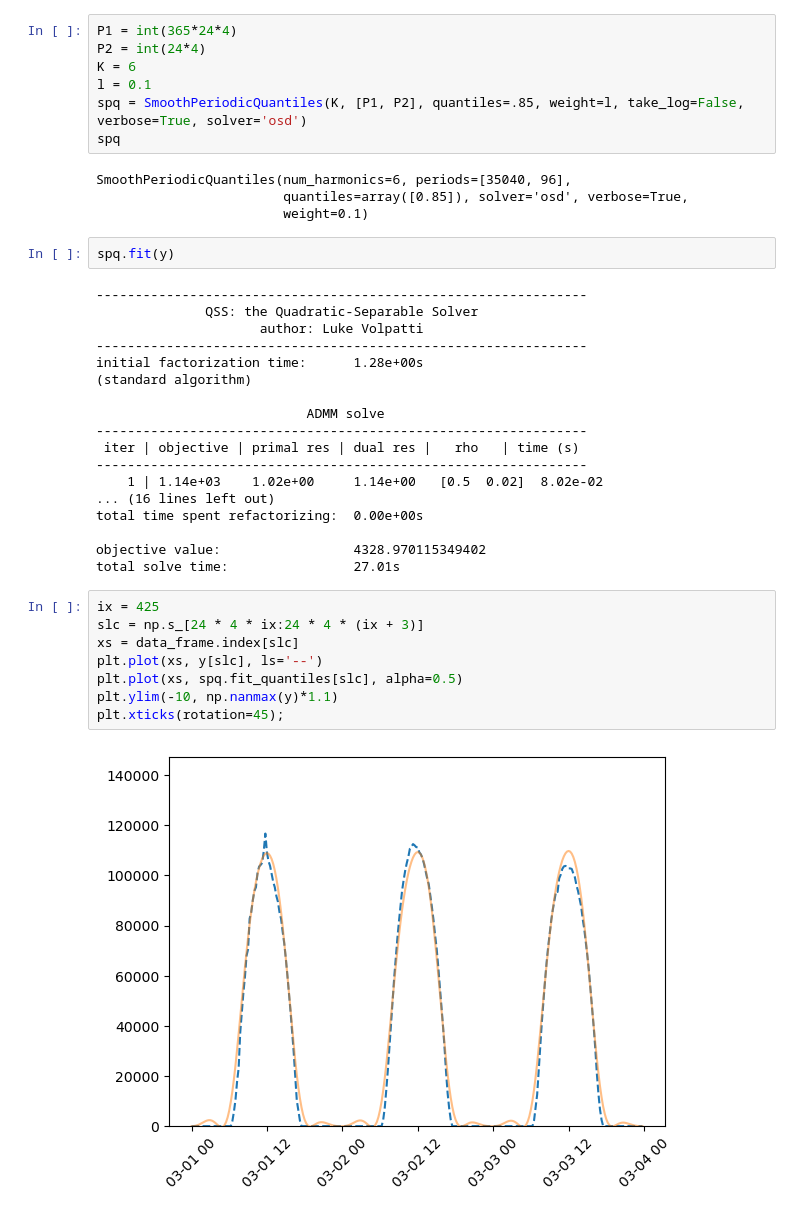
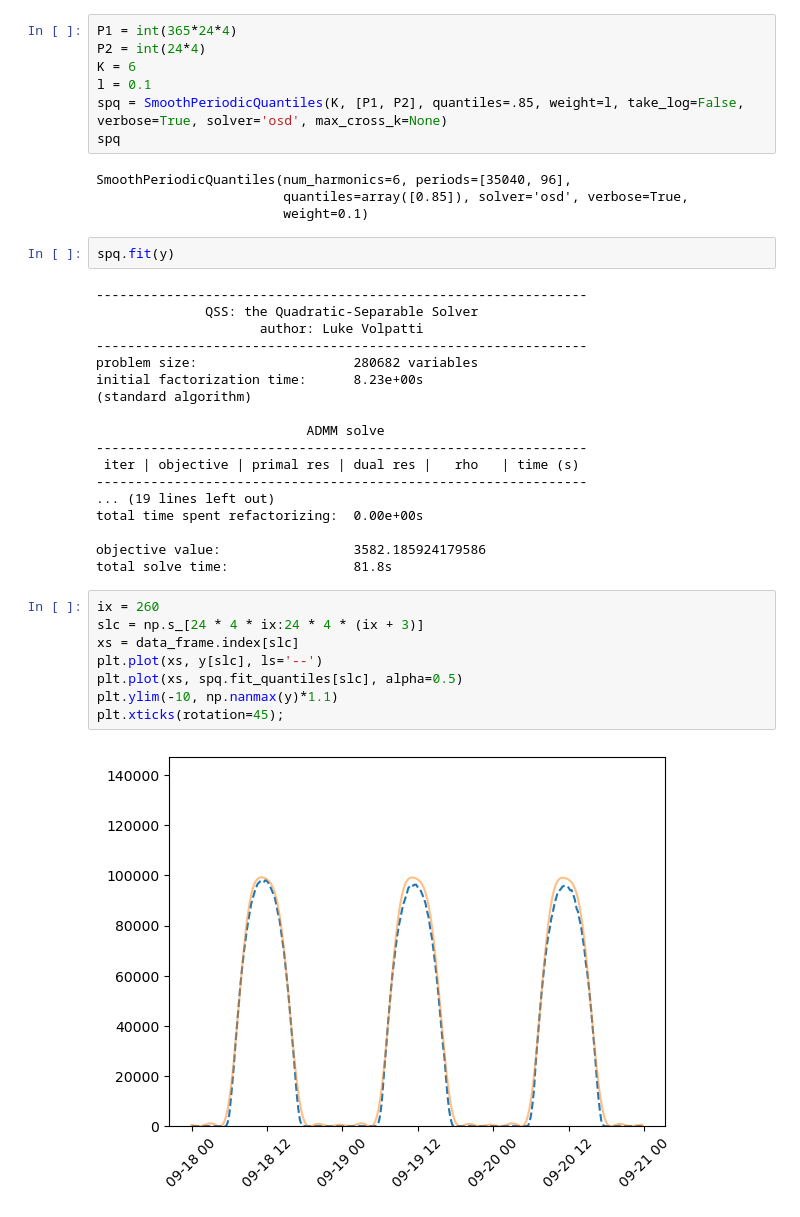
Before and after one commit to cvxgrp/spcqe, a Jupyter notebook: notebooks/statistical_clearsky_demo-Copy1.ipynb, the cells around one changed output. Saved outputs shown, nothing was run; the diff lists cells and outputs as text.

```diff
--- a/notebooks/statistical_clearsky_demo-Copy1.ipynb
+++ b/notebooks/statistical_clearsky_demo-Copy1.ipynb
@@ -79,7 +79,7 @@ P1 = int(365*24*4)
 P2 = int(24*4)
 K = 6
 l = 0.1
-spq = SmoothPeriodicQuantiles(K, [P1, P2], quantiles=.85, weight=l, take_log=False, verbose=True, solver='osd')
+spq = SmoothPeriodicQuantiles(K, [P1, P2], quantiles=.85, weight=l, take_log=False, verbose=True, solver='osd', max_cross_k=None)
 spq
 # %% [output]
 SmoothPeriodicQuantiles(num_harmonics=6, periods=[35040, 96],
@@ -92,29 +92,29 @@ spq.fit(y)
               QSS: the Quadratic-Separable Solver
                      author: Luke Volpatti
 ---------------------------------------------------------------
-initial factorization time:      1.28e+00s
+problem size:                    280682 variables
+initial factorization time:      8.23e+00s
 (standard algorithm)
 
                            ADMM solve
 ---------------------------------------------------------------
  iter | objective | primal res | dual res |   rho   | time (s)
 ---------------------------------------------------------------
-    1 | 1.14e+03    1.02e+00     1.14e+00   [0.5  0.02]  8.02e-02
-... (16 lines left out)
+... (19 lines left out)
 total time spent refactorizing:  0.00e+00s
 
-objective value:                 4328.970115349402
-total solve time:                27.01s
+objective value:                 3582.185924179586
+total solve time:                81.8s
 # %%
-ix = 425
+ix = 260
 slc = np.s_[24 * 4 * ix:24 * 4 * (ix + 3)]
 xs = data_frame.index[slc]
 plt.plot(xs, y[slc], ls='--')
 plt.plot(xs, spq.fit_quantiles[slc], alpha=0.5)
 plt.ylim(-10, np.nanmax(y)*1.1)
 plt.xticks(rotation=45);
 # %% [output]
-[figure, old version]
+[figure, new version]
 # %%
 plt.plot(xs, np.log(spq.fit_quantiles[slc]), alpha=0.5)
 # %% [output]
```
Also changed, not shown: parts of 1 cell of this notebook, 3 other files.
